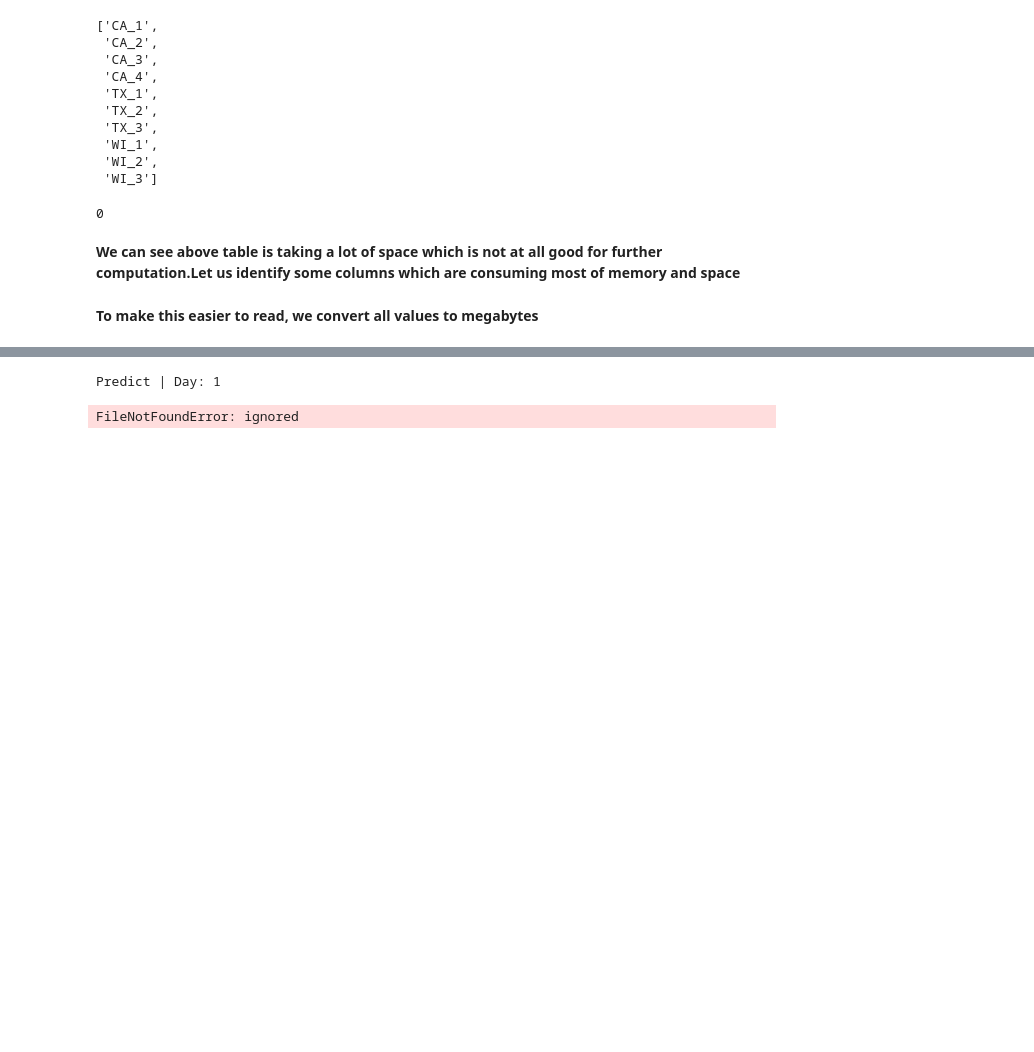
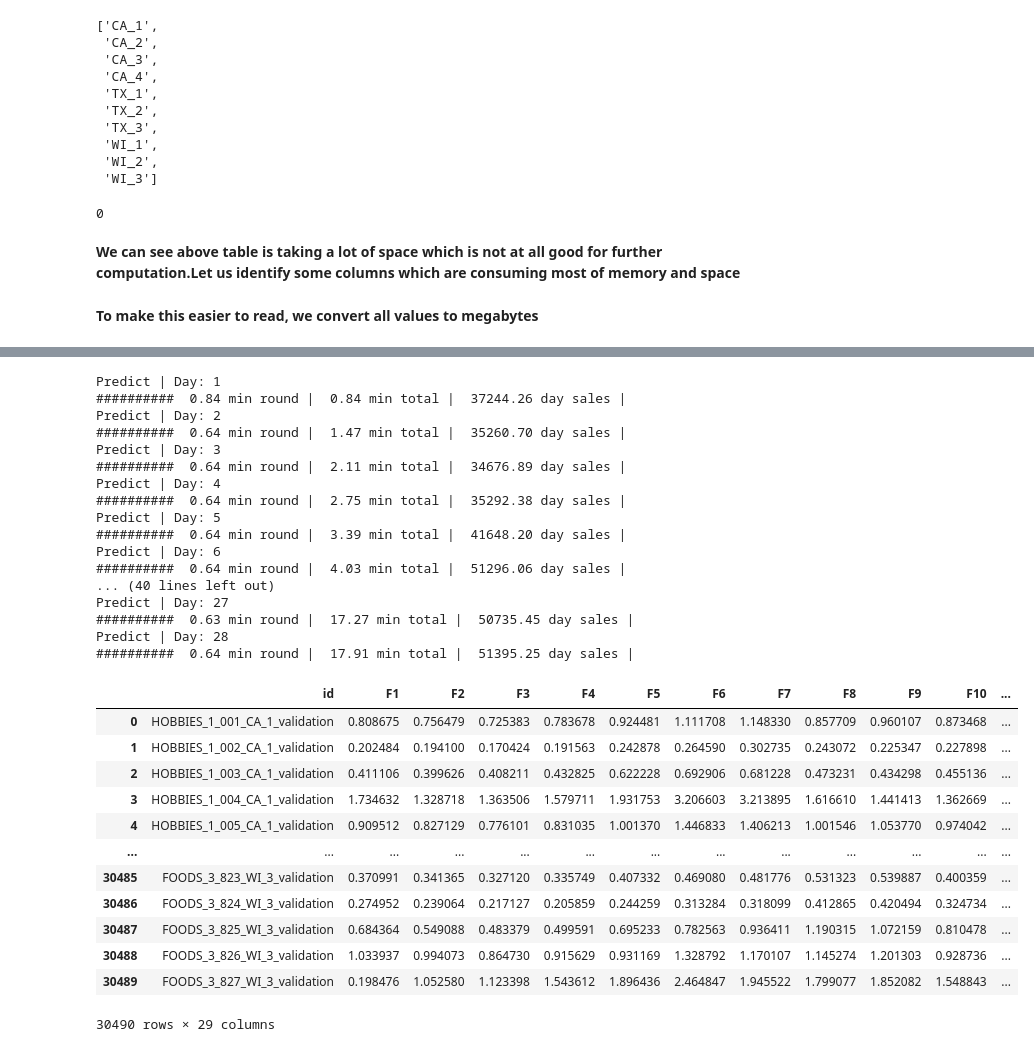
Before and after one commit to ipejun-ai/m5-accuracy, a Jupyter notebook: ModelWithImprovedAccuracy.ipynb, the cells around one changed output, grey strips where cells are left out. Cells and saved outputs as stored; diff of their text form; code cells hidden in the pictures; blank space fills up the shorter version.

```diff
--- a/ModelWithImprovedAccuracy.ipynb
+++ b/ModelWithImprovedAccuracy.ipynb
@@ -138,7 +143,7 @@ TARGET      = 'sales'
 START_TRAIN = 0
 END_TRAIN   = 1913
 P_HORIZON   = 28
-USE_AUX     = True
+USE_AUX     = False
 
 #FEATURES to remove
 ## These features lead to overfit
@@ -239,7 +244,7 @@ for store_id in STORES_IDS:
                           verbose_eval = 100,
                           )
 
-    model_name = 'lgb_model_'+store_id+'_v'+str(VER)+'.bin'
+    model_name = AUX_MODELS+'lgb_model_'+store_id+'_v'+str(VER)+'.bin'
     pickle.dump(estimator, open(model_name, 'wb'))
 
     !rm train_data.bin
@@ -268,36 +288,63 @@ for PREDICT_DAY in range(1,29):
 
     for store_id in STORES_IDS:
 
-        model_path = 'lgb_model_'+store_id+'_v'+str(VER)+'.bin'
+        model_path =  AUX_MODELS + 'lgb_model_'+store_id+'_v'+str(VER)+'.bin'
         if USE_AUX:
             model_path = AUX_MODELS + model_path
 
         estimator = pickle.load(open(model_path, 'rb'))
 
         day_mask = base_test['d']==(END_TRAIN+PREDICT_DAY)
         store_mask = base_test['store_id']==store_id
-
         mask = (day_mask)&(store_mask)
         base_test[TARGET][mask] = estimator.predict(grid_df[mask][MODEL_FEATURES])
 
 
     temp_df = base_test[day_mask][['id',TARGET]]
     temp_df.columns = ['id','F'+str(PREDICT_DAY)]
     if 'id' in list(all_preds):
         all_preds = all_preds.merge(temp_df, on=['id'], how='left')
     else:
         all_preds = temp_df.copy()
 
     print('#'*10, ' %0.2f min round |' % ((time.time() - start_time) / 60),
                   ' %0.2f min total |' % ((time.time() - main_time) / 60),
                   ' %0.2f day sales |' % (temp_df['F'+str(PREDICT_DAY)].sum()))
     del temp_df
 
 all_preds = all_preds.reset_index(drop=True)
 all_preds
 # %% [output]
 Predict | Day: 1
+##########  0.84 min round |  0.84 min total |  37244.26 day sales |
+Predict | Day: 2
+##########  0.64 min round |  1.47 min total |  35260.70 day sales |
+Predict | Day: 3
+##########  0.64 min round |  2.11 min total |  34676.89 day sales |
+Predict | Day: 4
+##########  0.64 min round |  2.75 min total |  35292.38 day sales |
+Predict | Day: 5
+##########  0.64 min round |  3.39 min total |  41648.20 day sales |
+Predict | Day: 6
+##########  0.64 min round |  4.03 min total |  51296.06 day sales |
+... (40 lines left out)
+Predict | Day: 27
+##########  0.63 min round |  17.27 min total |  50735.45 day sales |
+Predict | Day: 28
+##########  0.64 min round |  17.91 min total |  51395.25 day sales |
+|  | id | F1 | F2 | F3 | F4 | F5 | F6 | F7 | F8 | F9 | F10 | ... |
+| 0 | HOBBIES_1_001_CA_1_validation | 0.808675 | 0.756479 | 0.725383 | 0.783678 | 0.924481 | 1.111708 | 1.148330 | 0.857709 | 0.960107 | 0.873468 | ... |
+| 1 | HOBBIES_1_002_CA_1_validation | 0.202484 | 0.194100 | 0.170424 | 0.191563 | 0.242878 | 0.264590 | 0.302735 | 0.243072 | 0.225347 | 0.227898 | ... |
+| 2 | HOBBIES_1_003_CA_1_validation | 0.411106 | 0.399626 | 0.408211 | 0.432825 | 0.622228 | 0.692906 | 0.681228 | 0.473231 | 0.434298 | 0.455136 | ... |
+| 3 | HOBBIES_1_004_CA_1_validation | 1.734632 | 1.328718 | 1.363506 | 1.579711 | 1.931753 | 3.206603 | 3.213895 | 1.616610 | 1.441413 | 1.362669 | ... |
+| 4 | HOBBIES_1_005_CA_1_validation | 0.909512 | 0.827129 | 0.776101 | 0.831035 | 1.001370 | 1.446833 | 1.406213 | 1.001546 | 1.053770 | 0.974042 | ... |
+| ... | ... | ... | ... | ... | ... | ... | ... | ... | ... | ... | ... | ... |
+| 30485 | FOODS_3_823_WI_3_validation | 0.370991 | 0.341365 | 0.327120 | 0.335749 | 0.407332 | 0.469080 | 0.481776 | 0.531323 | 0.539887 | 0.400359 | ... |
+| 30486 | FOODS_3_824_WI_3_validation | 0.274952 | 0.239064 | 0.217127 | 0.205859 | 0.244259 | 0.313284 | 0.318099 | 0.412865 | 0.420494 | 0.324734 | ... |
+| 30487 | FOODS_3_825_WI_3_validation | 0.684364 | 0.549088 | 0.483379 | 0.499591 | 0.695233 | 0.782563 | 0.936411 | 1.190315 | 1.072159 | 0.810478 | ... |
+| 30488 | FOODS_3_826_WI_3_validation | 1.033937 | 0.994073 | 0.864730 | 0.915629 | 0.931169 | 1.328792 | 1.170107 | 1.145274 | 1.201303 | 0.928736 | ... |
+| 30489 | FOODS_3_827_WI_3_validation | 0.198476 | 1.052580 | 1.123398 | 1.543612 | 1.896436 | 2.464847 | 1.945522 | 1.799077 | 1.852082 | 1.548843 | ... |
-FileNotFoundError: ignored
+30490 rows × 29 columns
 # %%
 
 submission = pd.read_csv(ORIGINAL+'sample_submission.csv')[['id']]
```
Also changed, not shown: parts of 7 cells of this notebook.
